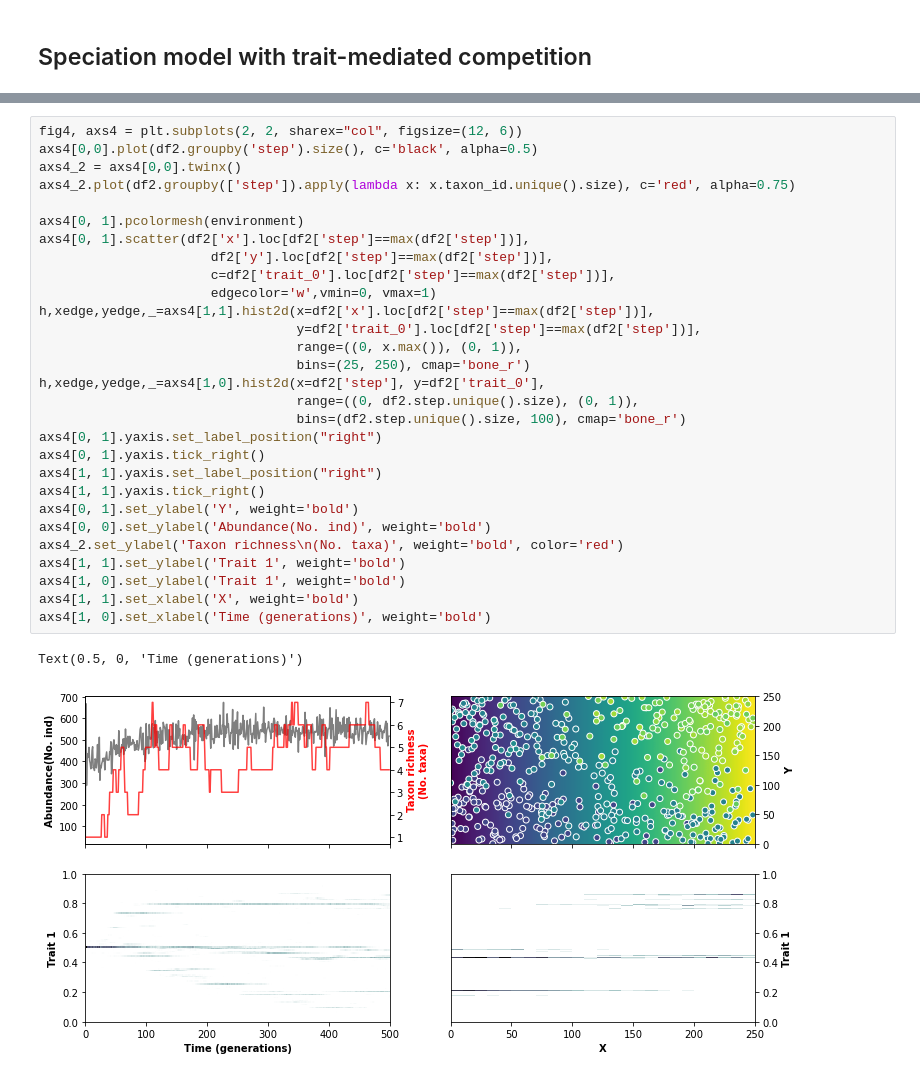
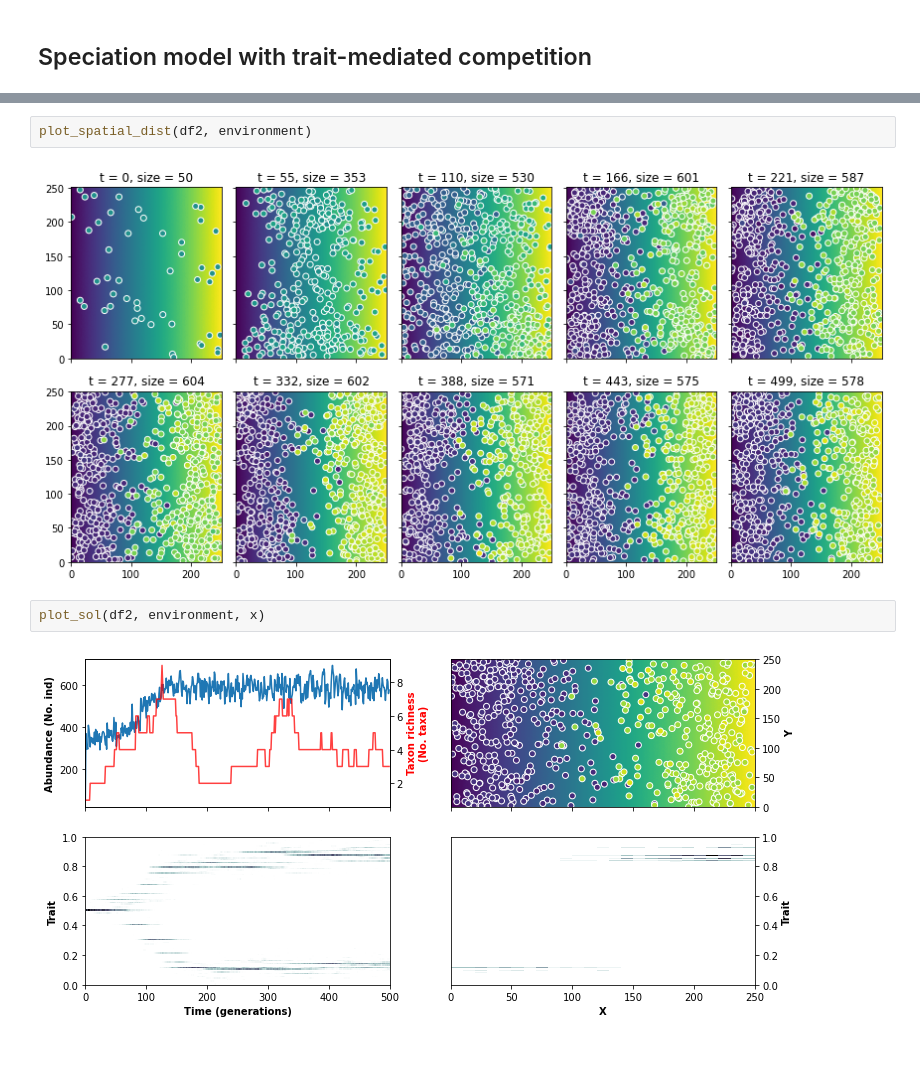
Before and after one commit to fastscape-lem/adascape, a Jupyter notebook: notebooks/basic_speciation_example.ipynb, the cells around one changed output, grey strips where cells are left out. Drawn from its saved outputs; the diff is of its cells as text; blank space fills up the shorter version.

```diff
--- a/notebooks/basic_speciation_example.ipynb
+++ b/notebooks/basic_speciation_example.ipynb
@@ -245,32 +249,8 @@ fig3.tight_layout()
-# %%
-fig4, axs4 = plt.subplots(2, 2, sharex="col", figsize=(12, 6))
-axs4[0,0].plot(df2.groupby('step').size(), c='black', alpha=0.5)
-axs4_2 = axs4[0,0].twinx()
-axs4_2.plot(df2.groupby(['step']).apply(lambda x: x.taxon_id.unique().size), c='red', alpha=0.75)
-
-axs4[0, 1].pcolormesh(environment)
-axs4[0, 1].scatter(df2['x'].loc[df2['step']==max(df2['step'])],
-                      df2['y'].loc[df2['step']==max(df2['step'])],
-                      c=df2['trait_0'].loc[df2['step']==max(df2['step'])],
-                      edgecolor='w',vmin=0, vmax=1)
-h,xedge,yedge,_=axs4[1,1].hist2d(x=df2['x'].loc[df2['step']==max(df2['step'])],
-                                 y=df2['trait_0'].loc[df2['step']==max(df2['step'])],
-                                 range=((0, x.max()), (0, 1)),
-                                 bins=(25, 250), cmap='bone_r')
-h,xedge,yedge,_=axs4[1,0].hist2d(x=df2['step'], y=df2['trait_0'],
-                                 range=((0, df2.step.unique().size), (0, 1)),
-                                 bins=(df2.step.unique().size, 100), cmap='bone_r')
-axs4[0, 1].yaxis.set_label_position("right")
-axs4[0, 1].yaxis.tick_right()
-axs4[1, 1].yaxis.set_label_position("right")
-axs4[1, 1].yaxis.tick_right()
-axs4[0, 1].set_ylabel('Y', weight='bold')
-axs4[0, 0].set_ylabel('Abundance(No. ind)', weight='bold')
-axs4_2.set_ylabel('Taxon richness\n(No. taxa)', weight='bold', color='red')
-axs4[1, 1].set_ylabel('Trait 1', weight='bold')
-axs4[1, 0].set_ylabel('Trait 1', weight='bold')
-axs4[1, 1].set_xlabel('X', weight='bold')
-axs4[1, 0].set_xlabel('Time (generations)', weight='bold')
-# %% [output]
-Text(0.5, 0, 'Time (generations)')
-[figure, removed]
+# %%
+plot_spatial_dist(df2, environment)
+# %% [output]
+[figure, added]
+# %%
+plot_sol(df2, environment, x)
+# %% [output]
+[figure, added]
```
Also changed, not shown: parts of 22 cells of this notebook, 5 other files.
